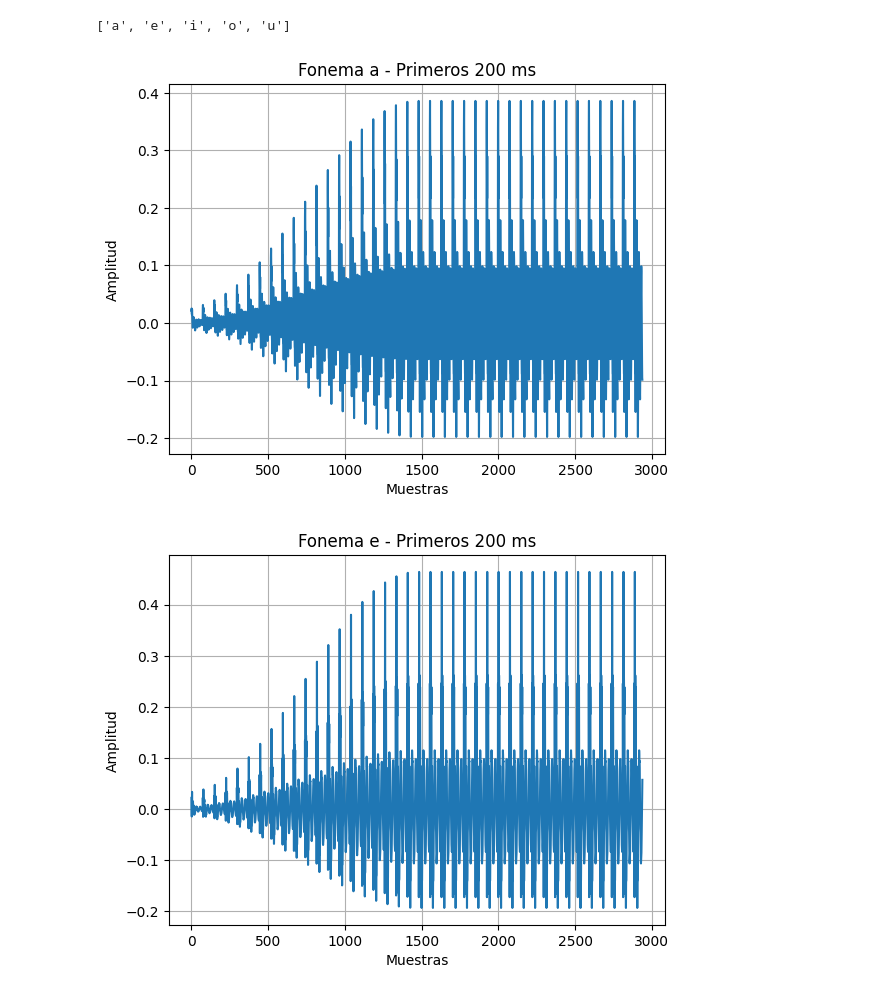
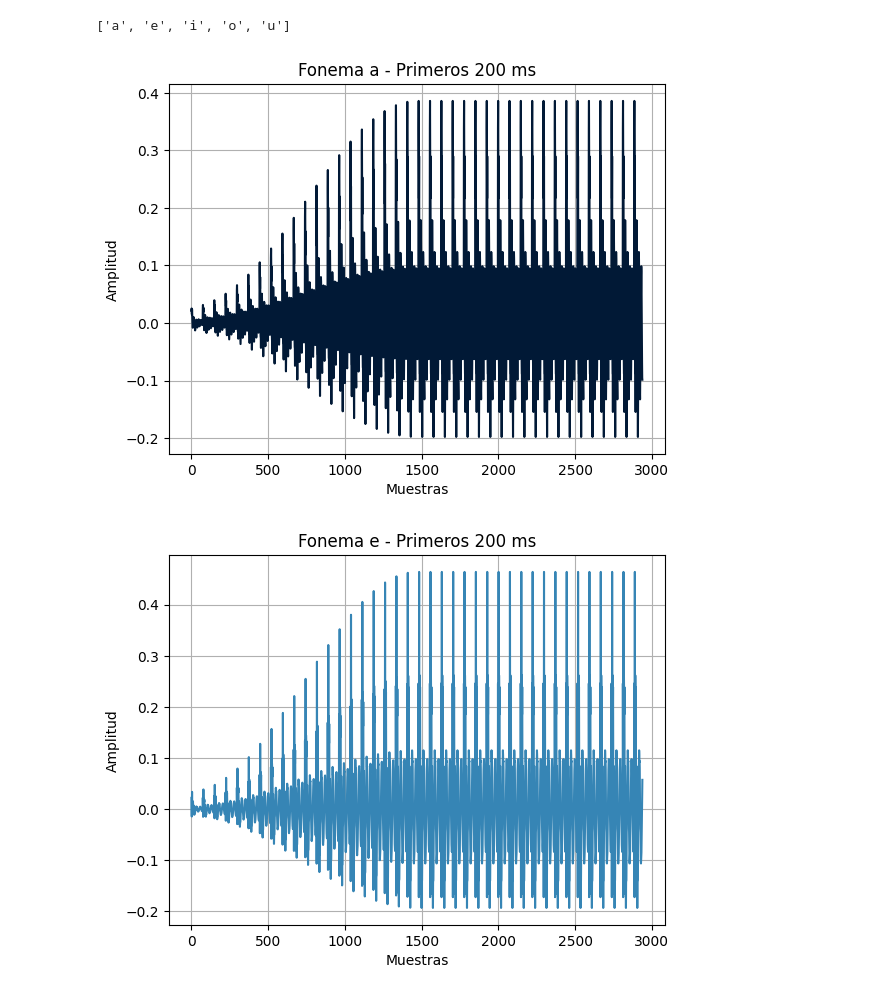
Before and after one commit to belubeluga/Sintetizacion-de-Fonemas-mediante-Modelo-AR, a Jupyter notebook: Ejercicio1.ipynb, the cells around one changed output. Cells and saved outputs as stored; diff of their text form; code cells hidden in the pictures.

Commit message:
corrección y update colores

```diff
--- a/Ejercicio1.ipynb
+++ b/Ejercicio1.ipynb
@@ -19,7 +19,7 @@ provistos.
 fs = 14700 # tomamos 14700 muestras por segundo de nuestra grabacion
 #asumimos procesos estacionarios
 colors2 = ['#1D452E', '#3685B5', '#73A580', '#3BA99C', '#7EBCE6']
-colors = [ "#011936", "#465362", "#3685B5", "#9FC490", "#3BA99C", "#8C1A6A", "#A657AE", "#A71D31", "#804E49"]
+colors = [ "#011936", "#3685B5",  "#3BA99C",  "#109139", "#033312", "#8C1A6A", "#A657AE", "#A71D31", "#804E49"]
 
 """
 
@@ -149,29 +149,29 @@ print(fonemas[:5])
 # %%
 #a)
 señales_fonemas = {}
 f0_vocales = 200
 
 for i, fonema in enumerate(fonemas):  # TODOS los fonemas
     if fonema in ['f', 's', 'j', 'sh']:
         excitacion = np.random.randn(N)  # para las consonantes usamos ruido blanco
     else:
         excitacion = gen_pulsos(f0_vocales, N, fs) # para las vocales usamos tren de pulsos
 
     b = np.array(coef_b[fonema])
     a = np.array([1.0] + [-coef for coef in coef_a[fonema]])
 
     señal = lfilter(b, a, excitacion)
     señal = suavizar_bordes(señal)
     señales_fonemas[fonema] = señal
 
     if i < 5:
         plt.figure()
-        plt.plot(señal[:int(0.2 * fs)])
+        plt.plot(señal[:int(0.2 * fs)], color=colors[i])
         plt.title(f"Fonema {fonema} - Primeros 200 ms")
         plt.xlabel("Muestras")
         plt.ylabel("Amplitud")
         plt.grid()
         plt.show()
 # %% [output]
-[figure, old version]
+[figure, new version]
 [figure]
```
Also changed, not shown: parts of 5 cells of this notebook.
